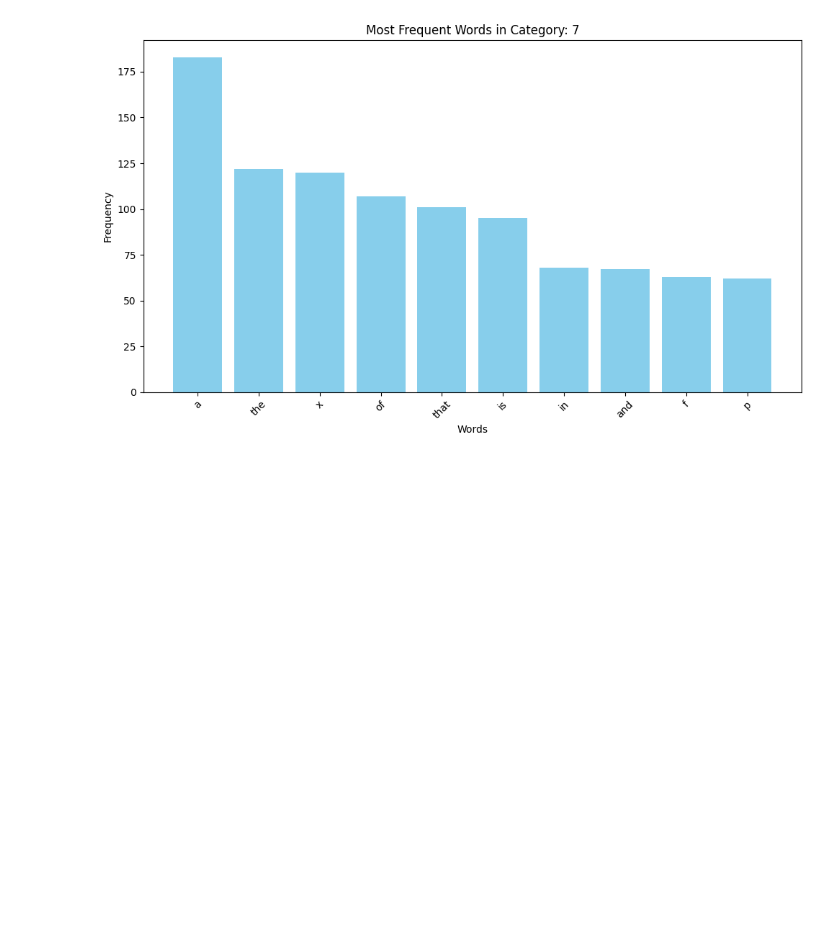
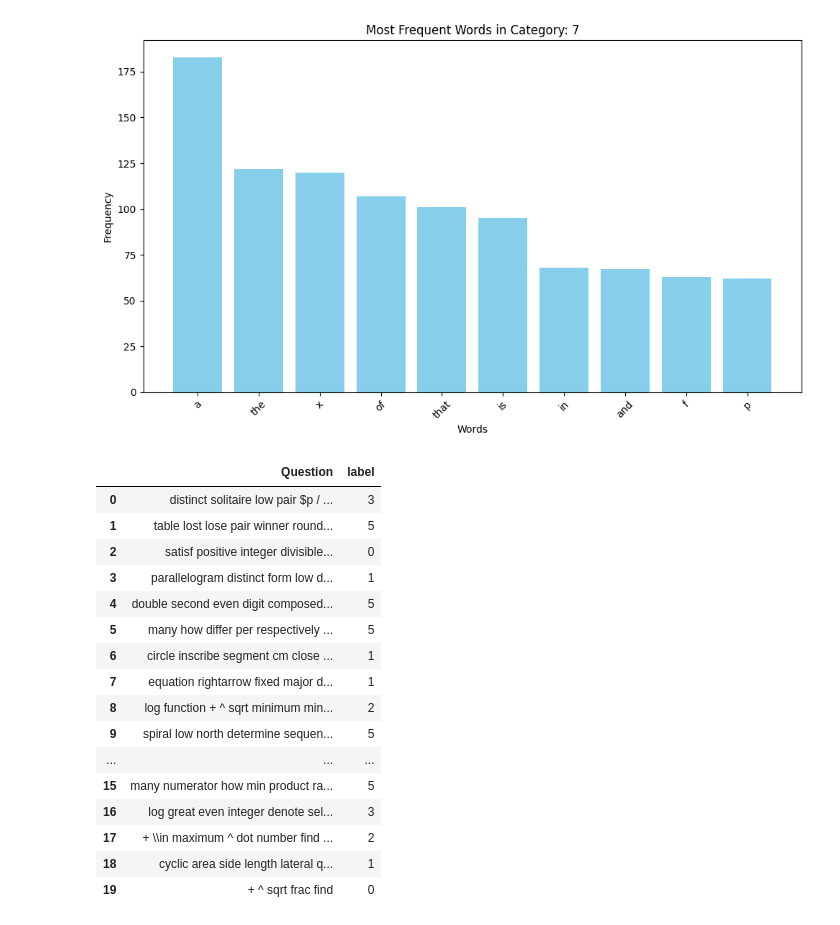
Before and after one commit to abdsaber000/Math-Problems-Topic-Classification, a Jupyter notebook: main.ipynb, the cells around one changed output. Saved outputs shown, nothing was run; the diff lists cells and outputs as text; code cells hidden in the pictures; blank space fills up the shorter version.

Commit message:
Feat: optimize dataset filtering by implementing unique word count criteria

```diff
--- a/main.ipynb
+++ b/main.ipynb
@@ -90,18 +90,36 @@ plot_words_freq()
 # df['Question'] = df['Question'].apply(remove_punctuation_and_stopwords)
 # df.head()
 # %%
-# math_words = pd.read_csv('unique_words.csv')
+math_words = pd.read_csv('unique_words.csv')
 
-# def filter_question_by_math_words(question : str):
-#     st = set()
-#     for word in question.split():
-#         for math_w  in math_words['math_words'].values:
-#             if math_w in word.lower():
-#                 st.add(math_w)
-#     return str(st).replace("{", "").replace("}", "").replace("'", "").replace(",", " ")
+def filter_question_by_math_words(question : str):
+    st = set()
+    for word in question.split():
+        for math_w  in math_words['math_words'].values:
+            if math_w in word.lower():
+                st.add(math_w)
+    return str(st).replace("{", "").replace("}", "").replace("'", "").replace(",", " ")
 
-# df['Question'] = df['Question'].apply(filter_question_by_math_words)
-# df.head(20)
+df['Question'] = df['Question'].apply(filter_question_by_math_words)
+df.head(20)
+# %% [output]
+|  | Question | label |
+| 0 | distinct solitaire low pair $p / ... | 3 |
+| 1 | table lost lose pair winner round... | 5 |
+| 2 | satisf positive integer divisible... | 0 |
+| 3 | parallelogram distinct form low d... | 1 |
+| 4 | double second even digit composed... | 5 |
+| 5 | many how differ per respectively ... | 5 |
+| 6 | circle inscribe segment cm close ... | 1 |
+| 7 | equation rightarrow fixed major d... | 1 |
+| 8 | log function + ^ sqrt minimum min... | 2 |
+| 9 | spiral low north determine sequen... | 5 |
+| ... | ... | ... |
+| 15 | many numerator how min product ra... | 5 |
+| 16 | log great even integer denote sel... | 3 |
+| 17 | + \\in maximum ^ dot number find ... | 2 |
+| 18 | cyclic area side length lateral q... | 1 |
+| 19 | + ^ sqrt frac find | 0 |
 # %%
 plot_words_freq()
 # %% [output]
```
Also changed, not shown: parts of 5 cells of this notebook, 1 other file.
